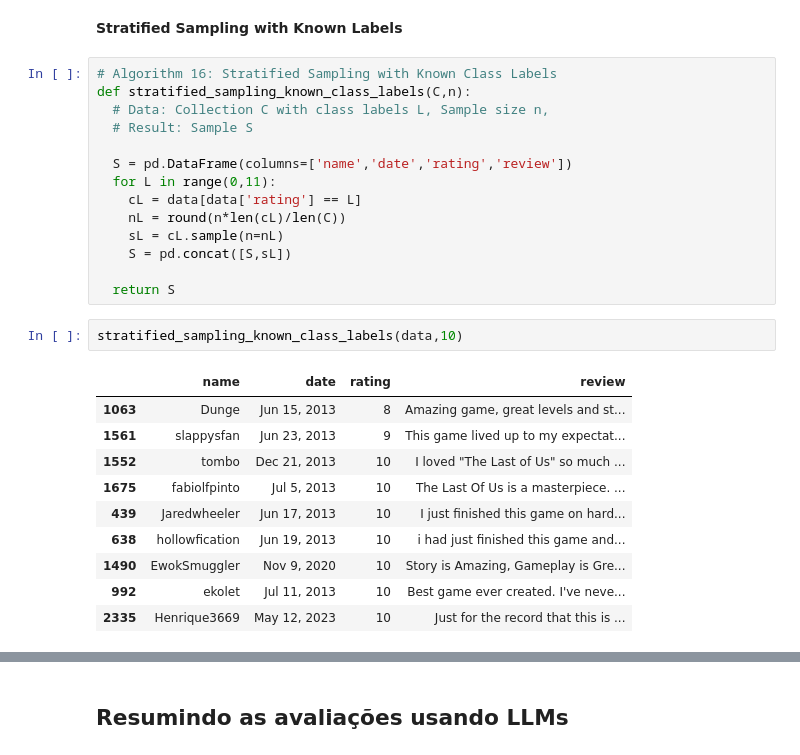
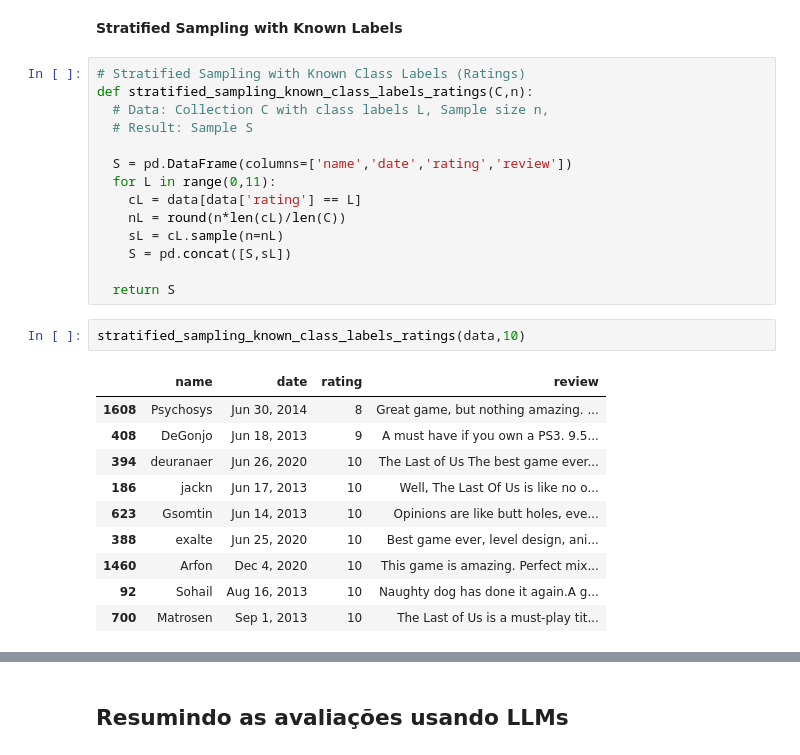
Before and after one commit to LucasONobrega/COS836_AplicacoesDeLLM, a Jupyter notebook: Summarizing Game Reviews with LLMs.ipynb, the cells around one changed output, grey strips where cells are left out. Drawn from its saved outputs; the diff is of its cells as text.

```diff
--- a/Summarizing Game Reviews with LLMs.ipynb
+++ b/Summarizing Game Reviews with LLMs.ipynb
@@ -295,8 +290,8 @@ uniform_sampling(data,10)
 # %% [markdown]
 **Stratified Sampling with Known Labels**
 # %%
-# Algorithm 16: Stratified Sampling with Known Class Labels
-def stratified_sampling_known_class_labels(C,n):
+# Stratified Sampling with Known Class Labels (Ratings)
+def stratified_sampling_known_class_labels_ratings(C,n):
   # Data: Collection C with class labels L, Sample size n,
   # Result: Sample S
 
@@ -309,15 +304,15 @@ def stratified_sampling_known_class_labels(C,n):
 
   return S
 # %%
-stratified_sampling_known_class_labels(data,10)
+stratified_sampling_known_class_labels_ratings(data,10)
 # %% [output]
 |  | name | date | rating | review |
-| 1063 | Dunge | Jun 15, 2013 | 8 | Amazing game, great levels and st... |
-| 1561 | slappysfan | Jun 23, 2013 | 9 | This game lived up to my expectat... |
-| 1552 | tombo | Dec 21, 2013 | 10 | I loved "The Last of Us" so much ... |
-| 1675 | fabiolfpinto | Jul 5, 2013 | 10 | The Last Of Us is a masterpiece. ... |
-| 439 | Jaredwheeler | Jun 17, 2013 | 10 | I just finished this game on hard... |
-| 638 | hollowfication | Jun 19, 2013 | 10 | i had just finished this game and... |
-| 1490 | EwokSmuggler | Nov 9, 2020 | 10 | Story is Amazing, Gameplay is Gre... |
-| 992 | ekolet | Jul 11, 2013 | 10 | Best game ever created. I've neve... |
-| 2335 | Henrique3669 | May 12, 2023 | 10 | Just for the record that this is ... |
+| 1608 | Psychosys | Jun 30, 2014 | 8 | Great game, but nothing amazing. ... |
+| 408 | DeGonjo | Jun 18, 2013 | 9 | A must have if you own a PS3. 9.5... |
+| 394 | deuranaer | Jun 26, 2020 | 10 | The Last of Us The best game ever... |
+| 186 | jackn | Jun 17, 2013 | 10 | Well, The Last Of Us is like no o... |
+| 623 | Gsomtin | Jun 14, 2013 | 10 | Opinions are like butt holes, eve... |
+| 388 | exalte | Jun 25, 2020 | 10 | Best game ever, level design, ani... |
+| 1460 | Arfon | Dec 4, 2020 | 10 | This game is amazing. Perfect mix... |
+| 92 | Sohail | Aug 16, 2013 | 10 | Naughty dog has done it again.A g... |
+| 700 | Matrosen | Sep 1, 2013 | 10 | The Last of Us is a must-play tit... |
```
Also changed, not shown: parts of 87 cells of this notebook.
